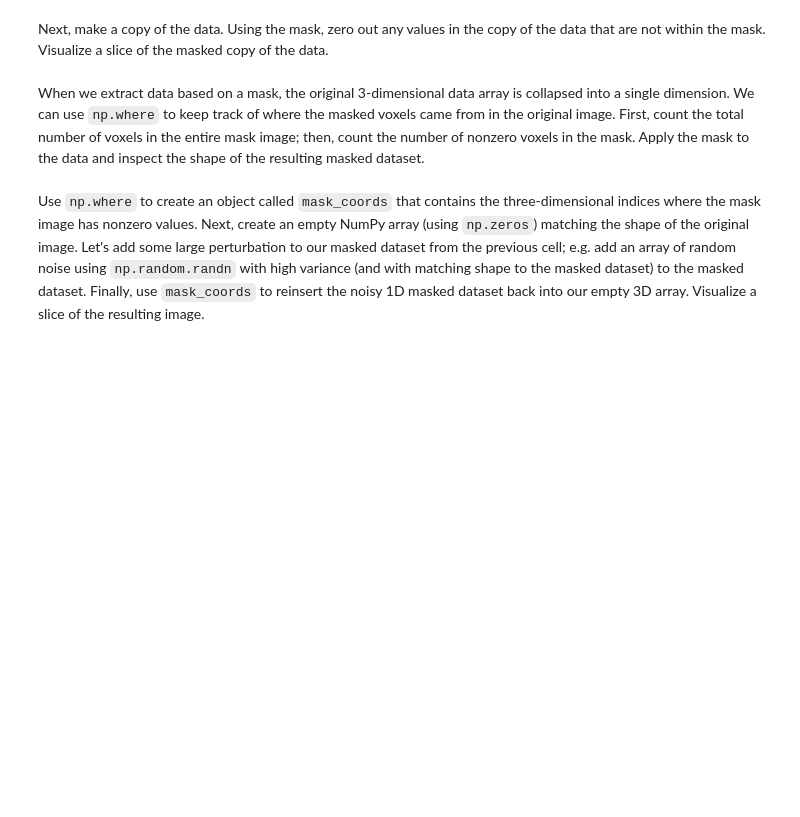
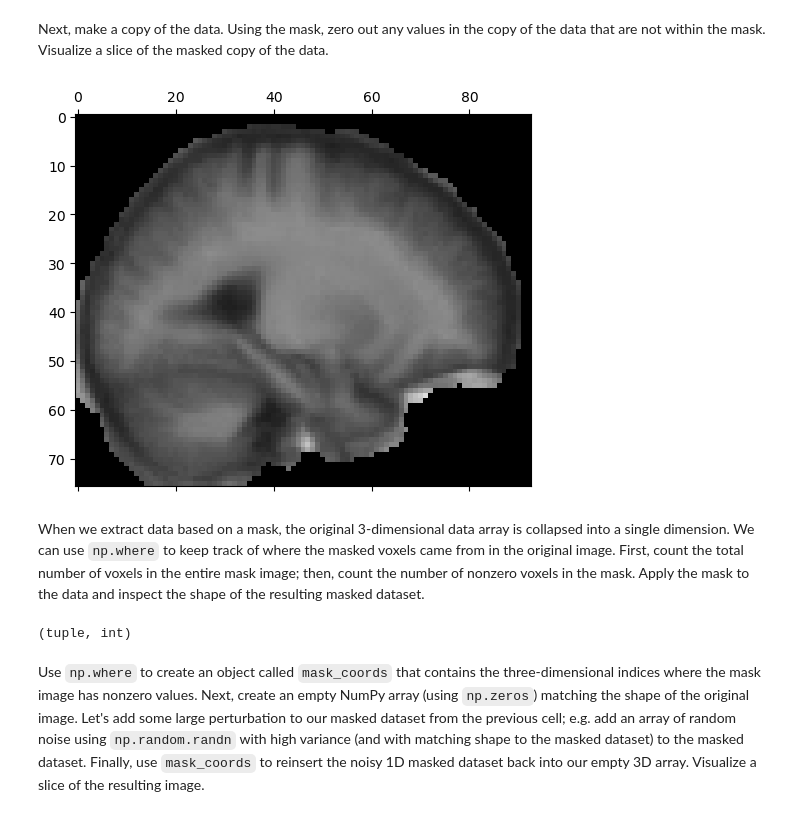
Before and after one commit to yunchang-z/neu502b-lab, a Jupyter notebook: fmri-00/fmri-00-introduction.ipynb, the cells around one changed output. Drawn from its saved outputs; the diff is of its cells as text; code cells hidden in the pictures; blank space fills up the shorter version.

```diff
--- a/fmri-00/fmri-00-introduction.ipynb
+++ b/fmri-00/fmri-00-introduction.ipynb
@@ -106,10 +156,14 @@ Typically, we don't actually want to analyize an entire MRI image. We want to ex
 Next, make a copy of the data. Using the mask, zero out any values in the copy of the data that are not within the mask. Visualize a slice of the masked copy of the data.
 # %%
 # Make copy of data
-
+t1_copy = np.array(t1_data, copy=True)
 # Zero out non-brain voxels for visualization
-
+t1_masked = np.multiply(t1_copy, mask_data)
 # Visualize one slice
+plot.matshow(t1_masked[50,:,:],cmap = 'binary_r', vmin=0, vmax=200)
+plot.show()
+# %% [output]
+[figure, added]
 # %% [markdown]
 When we extract data based on a mask, the original 3-dimensional data array is collapsed into a single dimension. We can use `np.where` to keep track of where the masked voxels came from in the original image. First, count the total number of voxels in the entire mask image; then, count the number of nonzero voxels in the mask. Apply the mask to the data and inspect the shape of the resulting masked dataset.
 # %%
@@ -119,3 +174,7 @@ When we extract data based on a mask, the original 3-dimensional data array is c
+# %%
+type(t1_data_array.shape), type(*t1_data_array.shape)
+# %% [output]
+(tuple, int)
 # %% [markdown]
 Use `np.where` to create an object called `mask_coords` that contains the three-dimensional indices where the mask image has nonzero values. Next, create an empty NumPy array (using `np.zeros`) matching the shape of the original image. Let's add some large perturbation to our masked dataset from the previous cell; e.g. add an array of random noise using `np.random.randn` with high variance (and with matching shape to the masked dataset) to the masked dataset. Finally, use `mask_coords` to reinsert the noisy 1D masked dataset back into our empty 3D array. Visualize a slice of the resulting image.
 # %%
```
Also changed, not shown: parts of 9 cells of this notebook, 1 other file.
